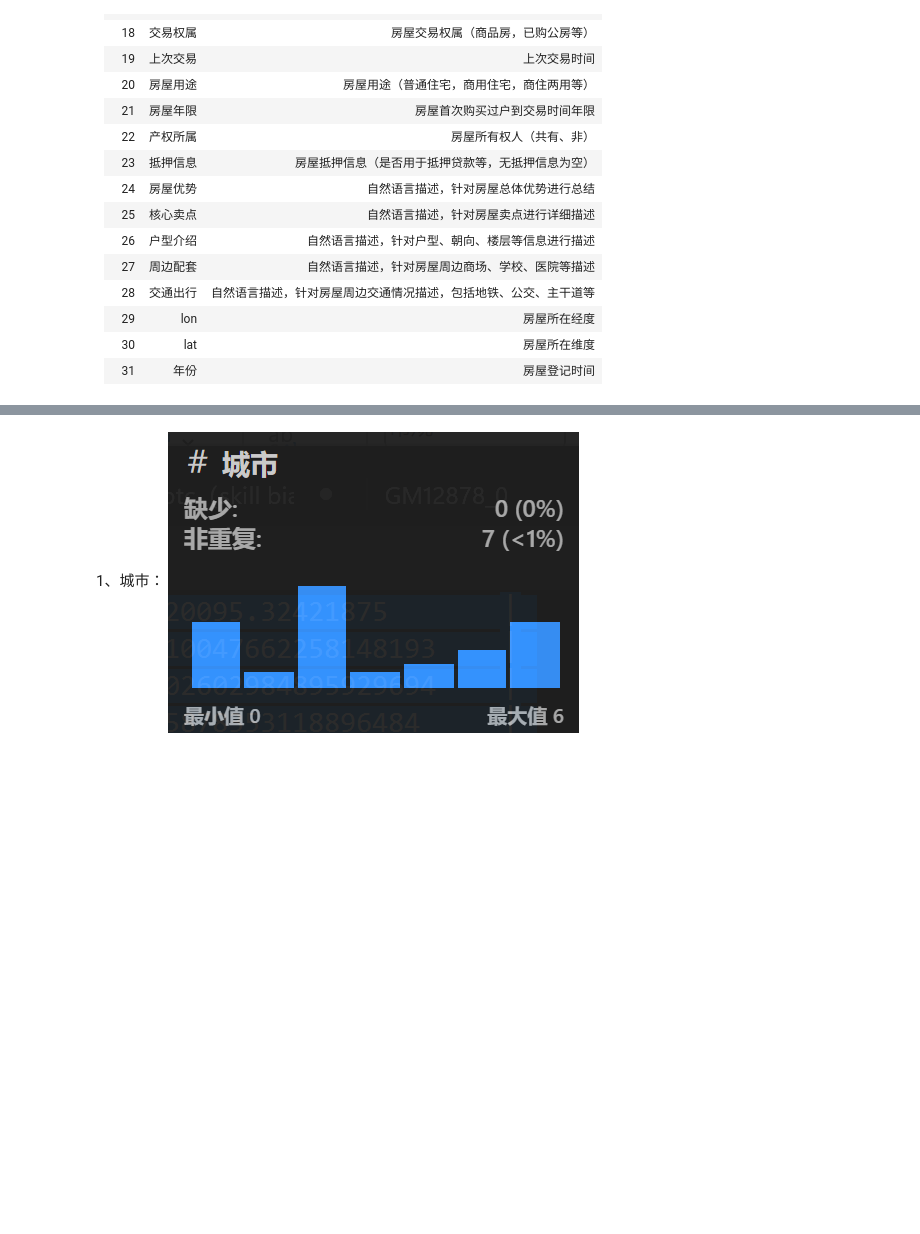
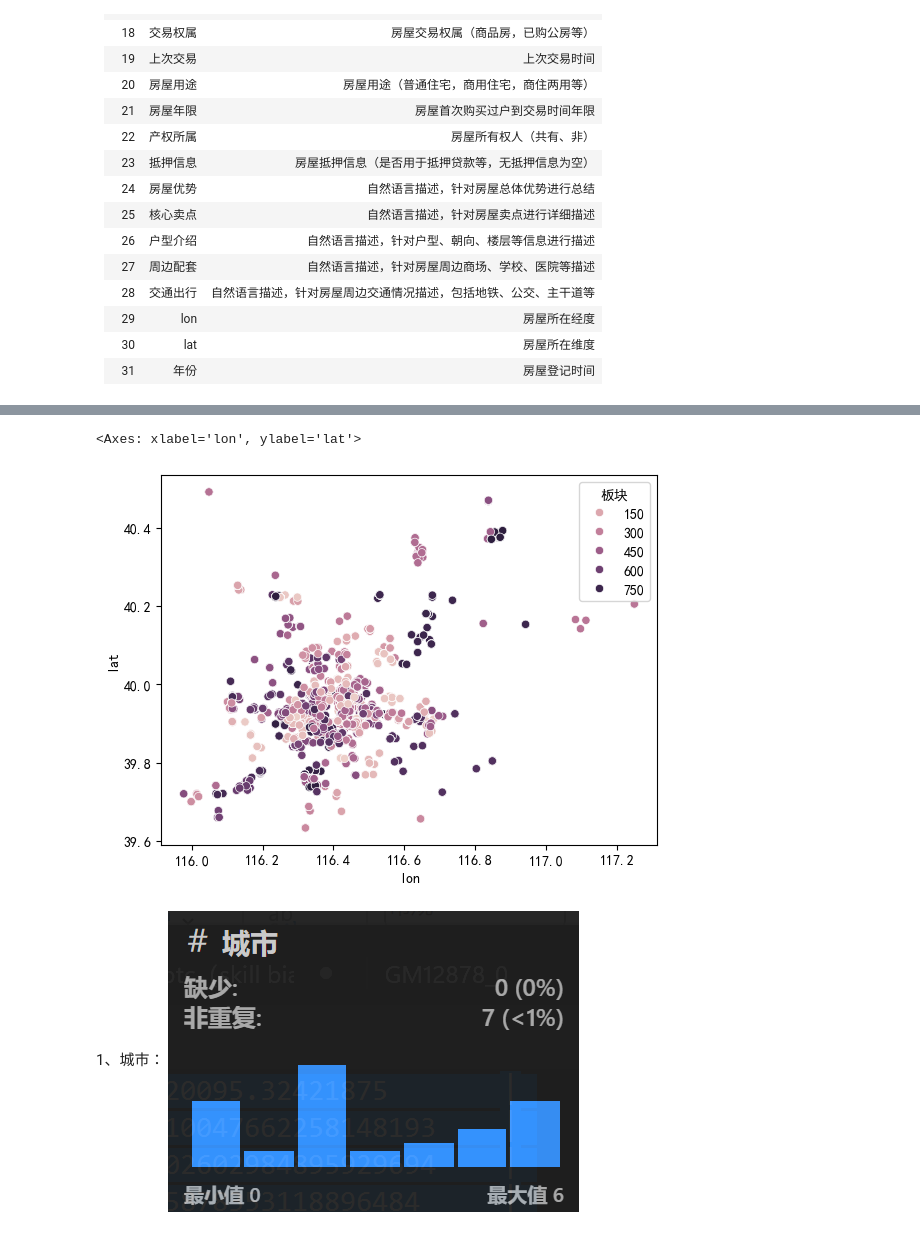
Before and after one commit to Quant-of-Renmin-University/QuantEcon2025_RUC, a Jupyter notebook: Homework/eng/2023200660/Mid-Term-Proj/Data.ipynb, the cells around one changed output, grey strips where cells are left out. Drawn from its saved outputs; the diff is of its cells as text; code cells hidden in the pictures; blank space fills up the shorter version.

```diff
--- a/Homework/eng/2023200660/Mid-Term-Proj/Data.ipynb
+++ b/Homework/eng/2023200660/Mid-Term-Proj/Data.ipynb
@@ -86,3 +102,8 @@ Index(['城市', '区域', '板块', '环线', '小区名称', '价格', '房屋
+# %%
+sns.scatterplot(y='lat',x='lon',data = df[df['城市']==0],hue='板块')
+# %% [output]
+<Axes: xlabel='lon', ylabel='lat'>
+[figure, added]
 # %%
 def class2onehot(df,col):
     df = pd.concat([df, pd.get_dummies(df[col], prefix=col)], axis=1)
```
Also changed, not shown: parts of 18 cells of this notebook, 1 other file.
